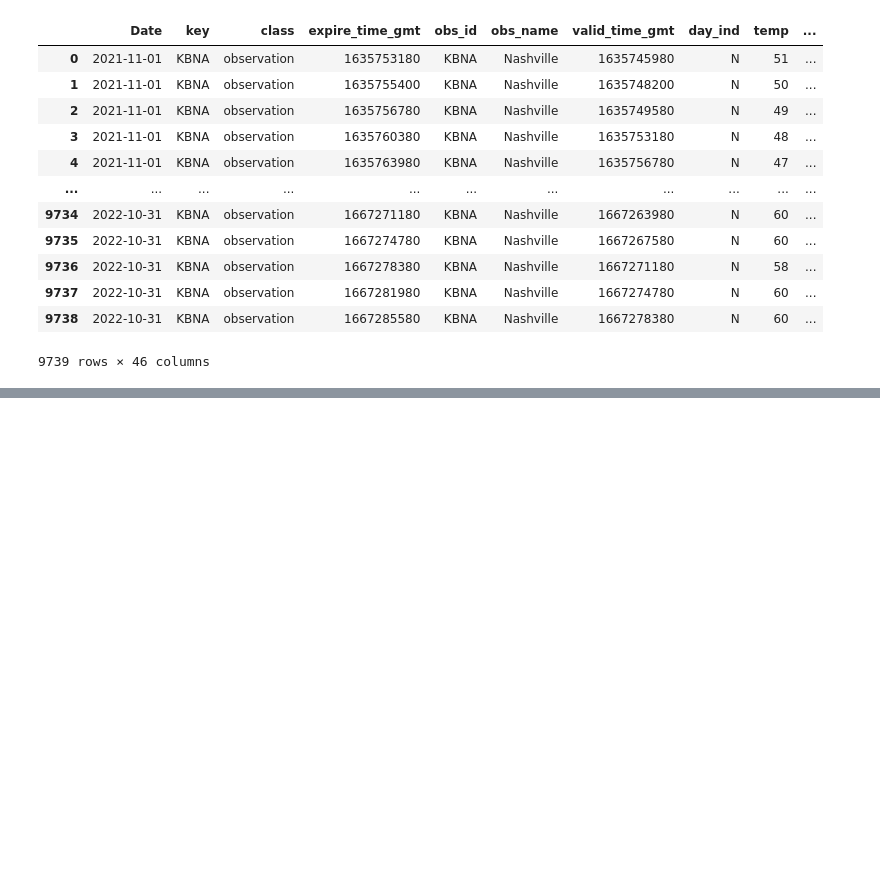
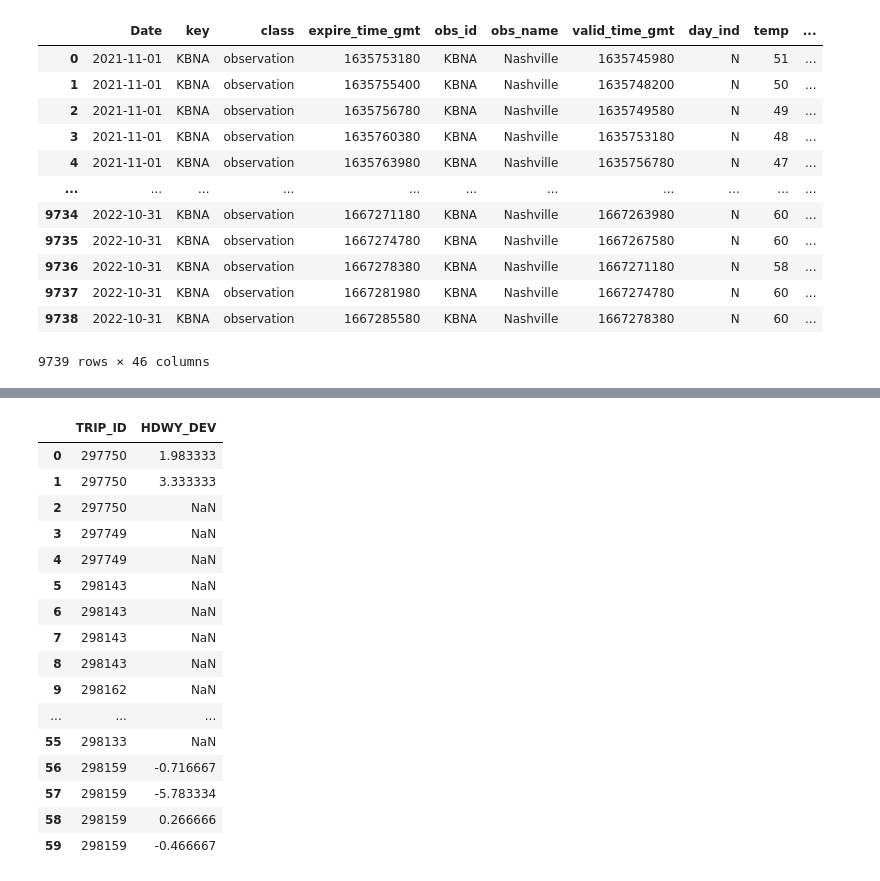
Before and after one commit to NSS-Data-Analytics-Cohort-7/wego-data-world-problems, a Jupyter notebook: notebook/wego-EDA.ipynb, the cells around one changed output, grey strips where cells are left out. Drawn from its saved outputs; the diff is of its cells as text; code cells hidden in the pictures; blank space fills up the shorter version.

```diff
--- a/notebook/wego-EDA.ipynb
+++ b/notebook/wego-EDA.ipynb
@@ -217,0 +245,3 @@ avg_headway_weather
+# %%
+hdwy_distance = headway_df[['TRIP_ID', 'HDWY_DEV']]
+hdwy_distance
@@ -217,0 +262,20 @@ avg_headway_weather
+# %%
+hdwy_distance.head(60)
+# %% [output]
+|  | TRIP_ID | HDWY_DEV |
+| 0 | 297750 | 1.983333 |
+| 1 | 297750 | 3.333333 |
+| 2 | 297750 | NaN |
+| 3 | 297749 | NaN |
+| 4 | 297749 | NaN |
+| 5 | 298143 | NaN |
+| 6 | 298143 | NaN |
+| 7 | 298143 | NaN |
+| 8 | 298143 | NaN |
+| 9 | 298162 | NaN |
+| ... | ... | ... |
+| 55 | 298133 | NaN |
+| 56 | 298159 | -0.716667 |
+| 57 | 298159 | -5.783334 |
+| 58 | 298159 | 0.266666 |
+| 59 | 298159 | -0.466667 |
```
Also changed, not shown: parts of 20 cells of this notebook.
